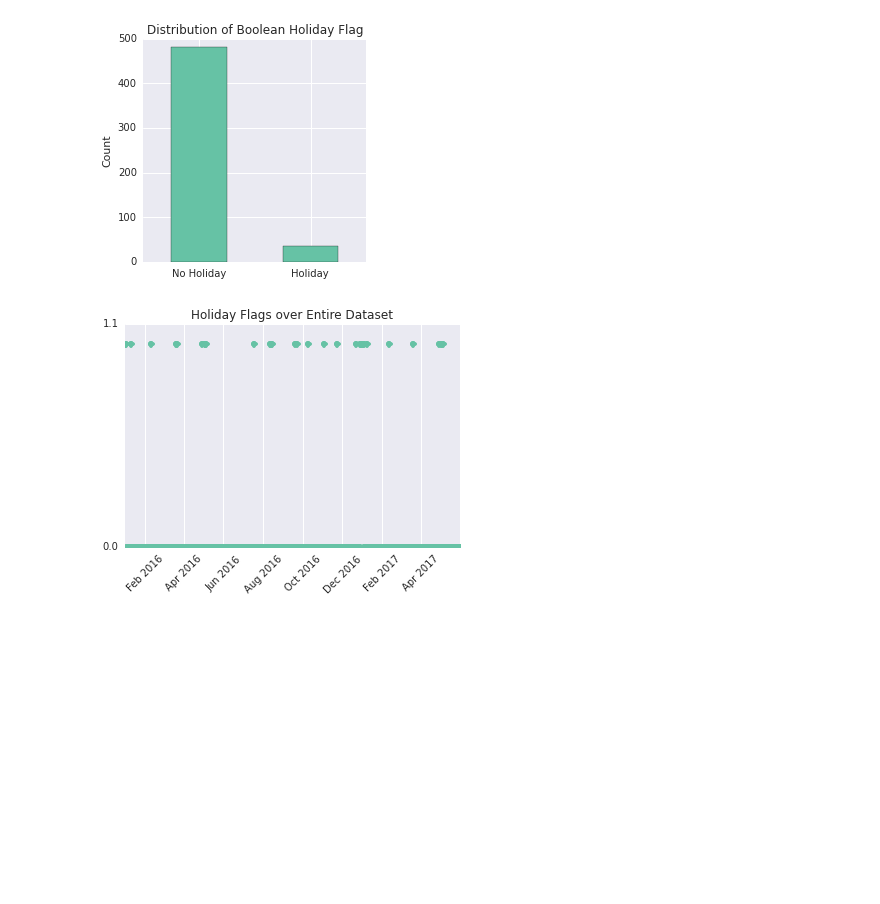
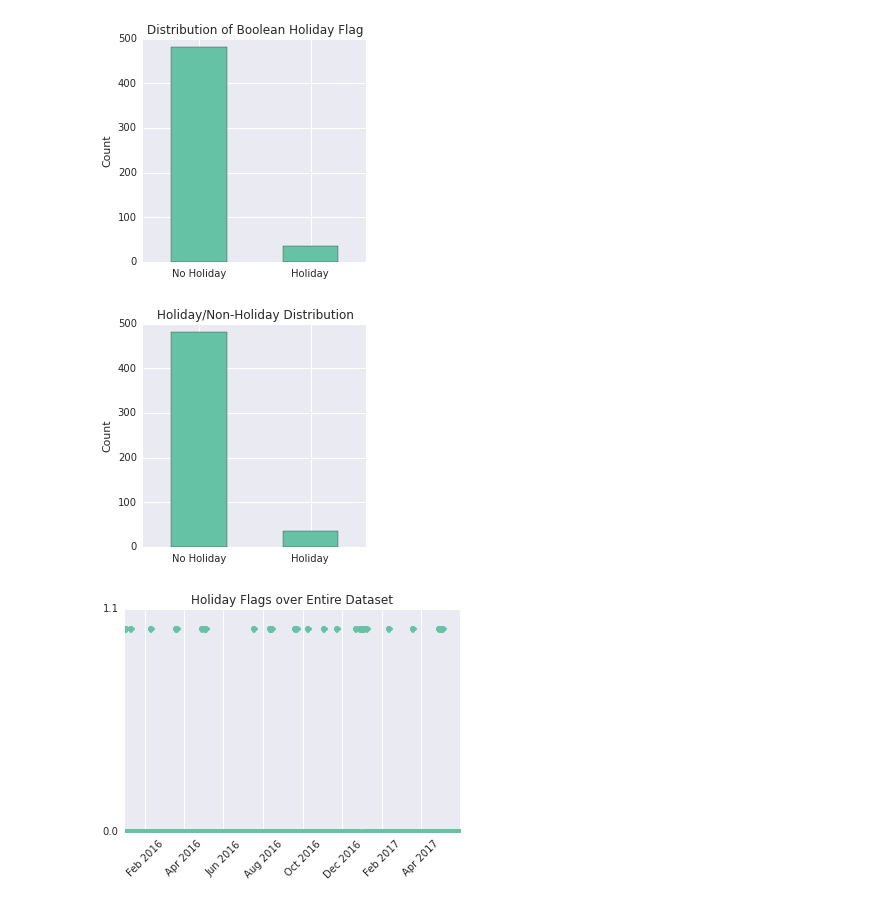
Before and after one commit to KirosG/RestaurantVisitorForecasting, a Jupyter notebook: RestaurantVisitorForecasting.ipynb, the cells around one changed output. Saved outputs shown, nothing was run; the diff lists cells and outputs as text; code cells hidden in the pictures; blank space fills up the shorter version.

```diff
--- a/RestaurantVisitorForecasting.ipynb
+++ b/RestaurantVisitorForecasting.ipynb
@@ -471,6 +471,14 @@ plt.xticks([0,1], ['No Holiday', 'Holiday'], rotation='horizontal')
 plt.show()
 # %% [output]
 [figure]
+# %%
+date_info.holiday_flg.value_counts().plot(kind='bar', figsize=(4,4), color=palette[0])
+plt.title('Holiday/Non-Holiday Distribution')
+plt.ylabel('Count')
+plt.xticks([0,1], ['No Holiday', 'Holiday'], rotation='horizontal')
+plt.show()
+# %% [output]
+[figure, added]
 # %%
 plt.figure(figsize=(6,4))
 plt.plot_date(x=date_info.calendar_date, y=date_info.holiday_flg, color=palette[0])
```
Also changed, not shown: parts of 1 cell of this notebook.
